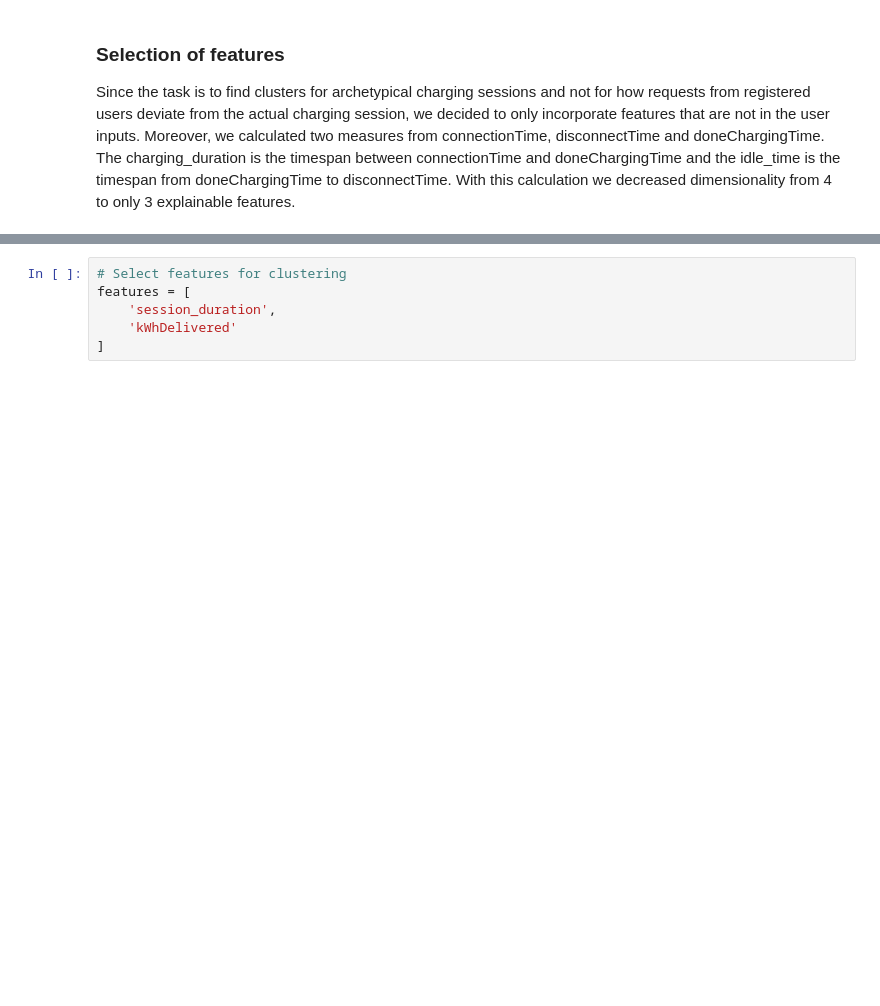
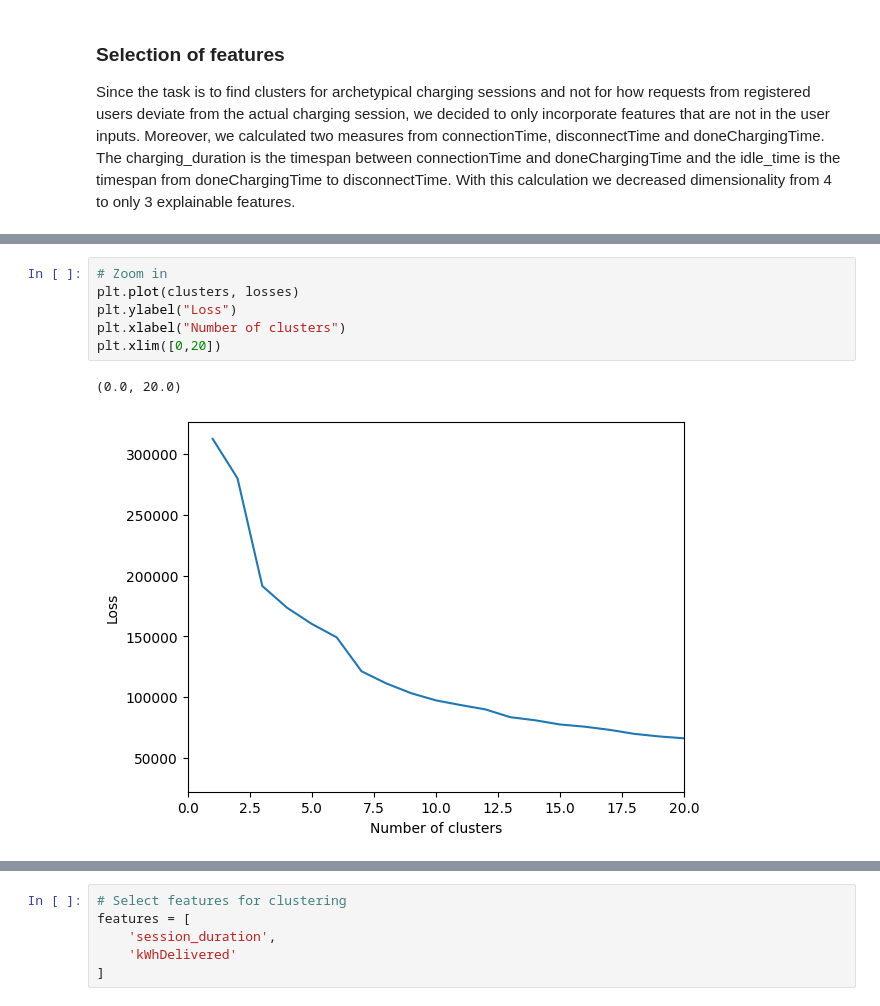
Before and after one commit to Amocon/A-Team_AA-Team-Assignment_2024, a Jupyter notebook: aa_team_assignment/clustering_analysis2.ipynb, the cells around one changed output, grey strips where cells are left out. Drawn from its saved outputs; the diff is of its cells as text; blank space fills up the shorter version.

```diff
--- a/aa_team_assignment/clustering_analysis2.ipynb
+++ b/aa_team_assignment/clustering_analysis2.ipynb
@@ -32,0 +80,9 @@ Correlation between charging duration and kWhDelivered: 0.5319936654405529
+# %%
+# Zoom in
+plt.plot(clusters, losses)
+plt.ylabel("Loss")
+plt.xlabel("Number of clusters")
+plt.xlim([0,20])
+# %% [output]
+(0.0, 20.0)
+[figure, added]
```
Also changed, not shown: parts of 32 cells of this notebook.
